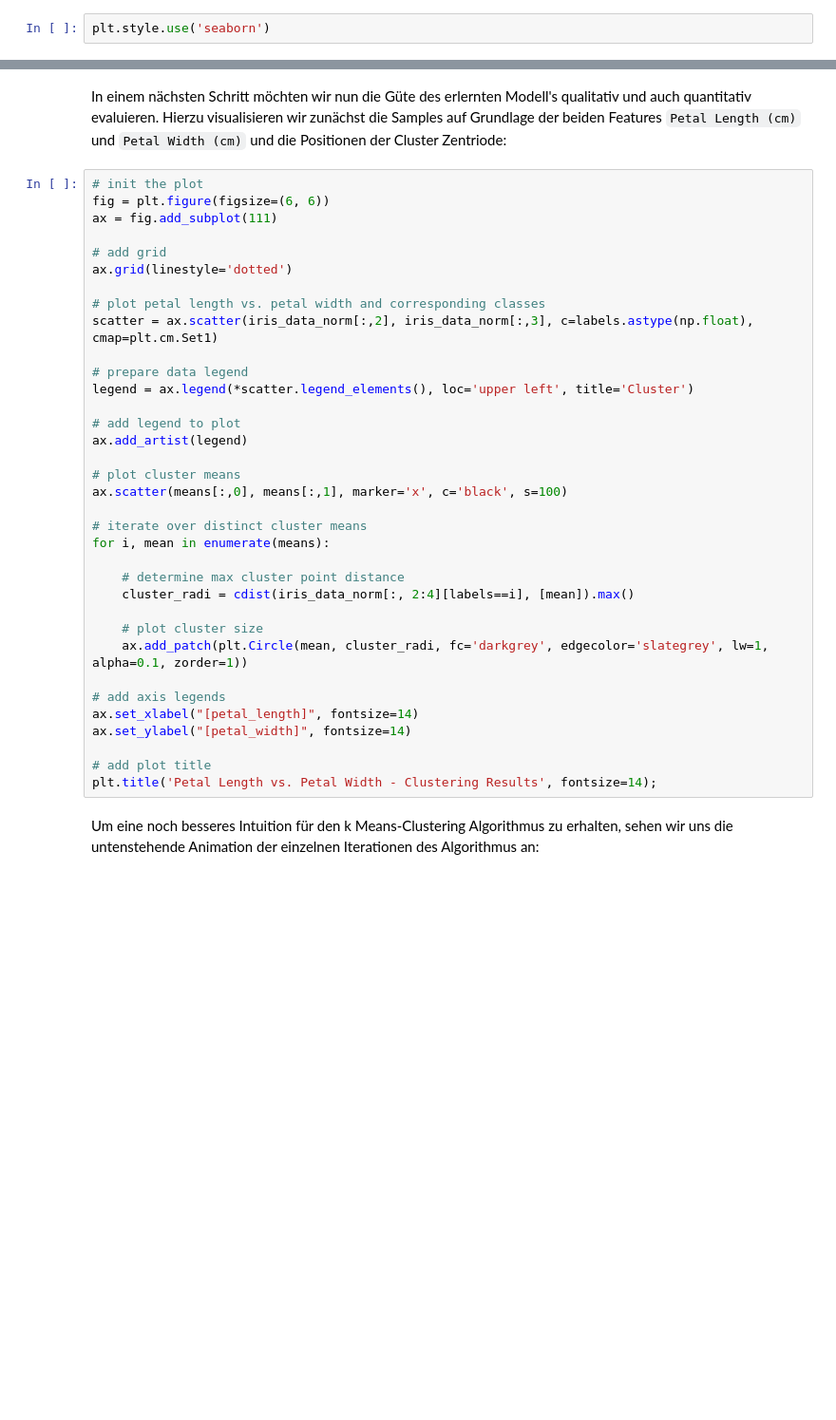
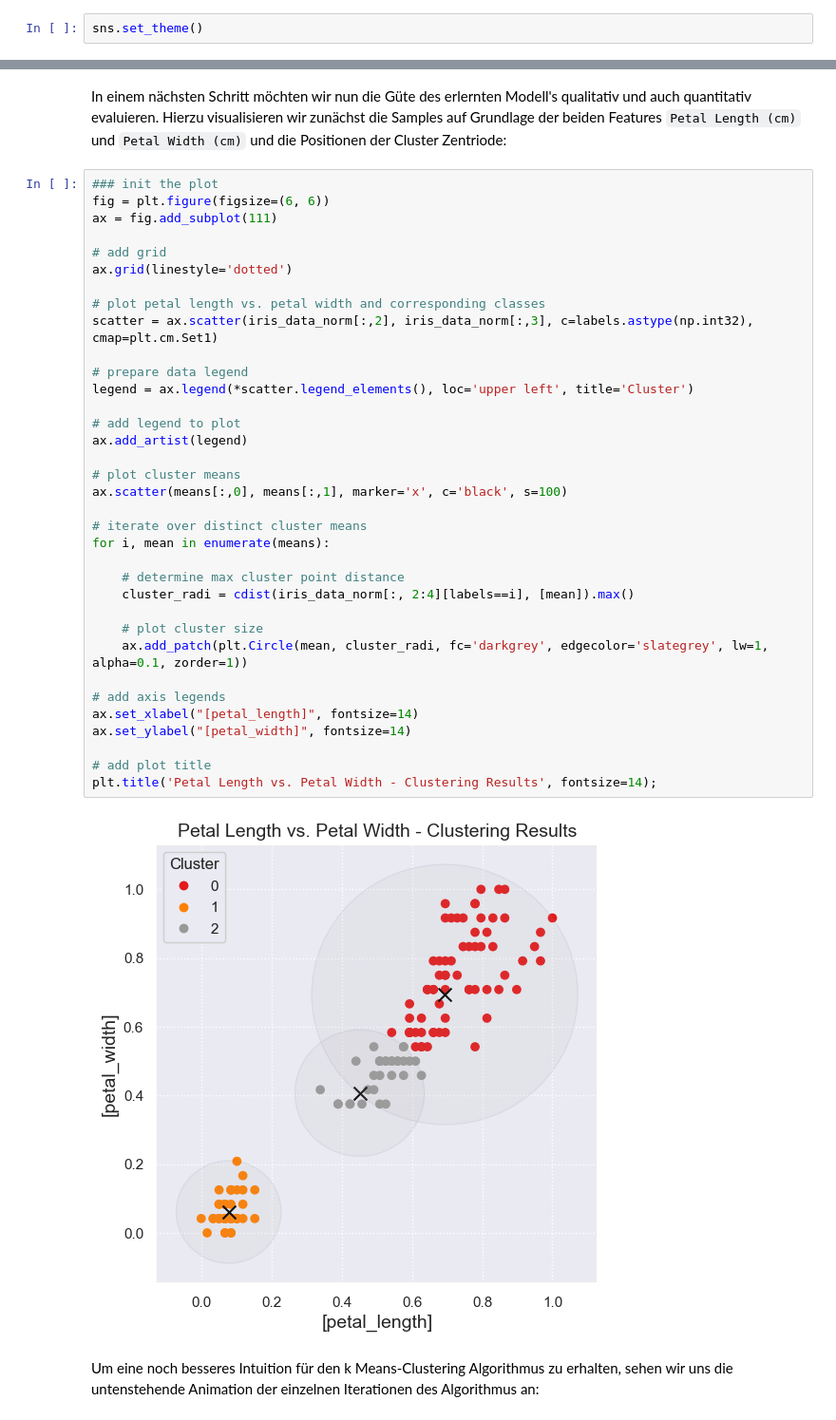
Before and after one commit to GitiHubi/CADS, a Jupyter notebook: lab_03/lab_03.ipynb, the cells around one changed output, grey strips where cells are left out. Shown at 95% size. Cells and saved outputs as stored; diff of their text form; blank space fills up the shorter version.

```diff
--- a/lab_03/lab_03.ipynb
+++ b/lab_03/lab_03.ipynb
@@ -73,8 +73,8 @@ Aktivieren der sog. Inline-Darstellung von Visualisierungen in Jupyter-Notebook:
 %matplotlib inline
 # %% [markdown]
 Verwenden des `Seaborn` Visualisierungstil's in allen nachfolgenden Visualisierungen:
-# %%
-plt.style.use('seaborn')
+# %%
+sns.set_theme()
 # %% [markdown]
 Festlegen eines zufälligen Seeds zur Gewährleistung der Reproduzierbarkeit:
 # %%
@@ -276,40 +341,42 @@ print(means)                    # print the cluster center coordinates
 # %% [markdown]
 In einem nächsten Schritt möchten wir nun die Güte des erlernten Modell's qualitativ und auch quantitativ evaluieren. Hierzu visualisieren wir zunächst die Samples auf Grundlage der beiden Features `Petal Length (cm)` und `Petal Width (cm)` und die Positionen der Cluster Zentriode:
 # %%
-# init the plot
+### init the plot
 fig = plt.figure(figsize=(6, 6))
 ax = fig.add_subplot(111)
 
 # add grid
 ax.grid(linestyle='dotted')
 
 # plot petal length vs. petal width and corresponding classes
-scatter = ax.scatter(iris_data_norm[:,2], iris_data_norm[:,3], c=labels.astype(np.float), cmap=plt.cm.Set1)
+scatter = ax.scatter(iris_data_norm[:,2], iris_data_norm[:,3], c=labels.astype(np.int32), cmap=plt.cm.Set1)
 
 # prepare data legend
 legend = ax.legend(*scatter.legend_elements(), loc='upper left', title='Cluster')
 
 # add legend to plot
 ax.add_artist(legend)
 
 # plot cluster means
 ax.scatter(means[:,0], means[:,1], marker='x', c='black', s=100)
 
 # iterate over distinct cluster means
 for i, mean in enumerate(means):
 
     # determine max cluster point distance
     cluster_radi = cdist(iris_data_norm[:, 2:4][labels==i], [mean]).max()
 
     # plot cluster size
     ax.add_patch(plt.Circle(mean, cluster_radi, fc='darkgrey', edgecolor='slategrey', lw=1, alpha=0.1, zorder=1))
 
 # add axis legends
 ax.set_xlabel("[petal_length]", fontsize=14)
 ax.set_ylabel("[petal_width]", fontsize=14)
 
 # add plot title
 plt.title('Petal Length vs. Petal Width - Clustering Results', fontsize=14);
+# %% [output]
+[figure, added]
 # %% [markdown]
 Um eine noch besseres Intuition für den k Means-Clustering Algorithmus zu erhalten, sehen wir uns die untenstehende Animation der einzelnen Iterationen des Algorithmus an:
 # %%
```
Also changed, not shown: parts of 25 cells of this notebook.
